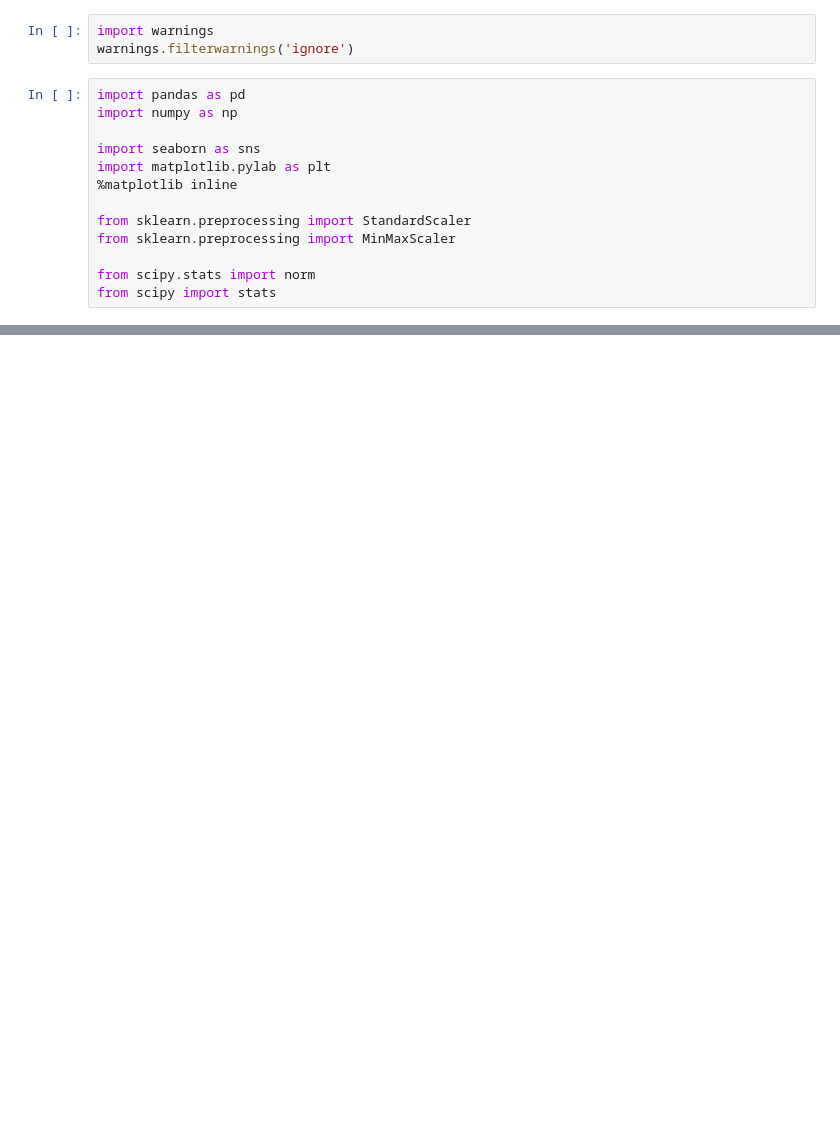
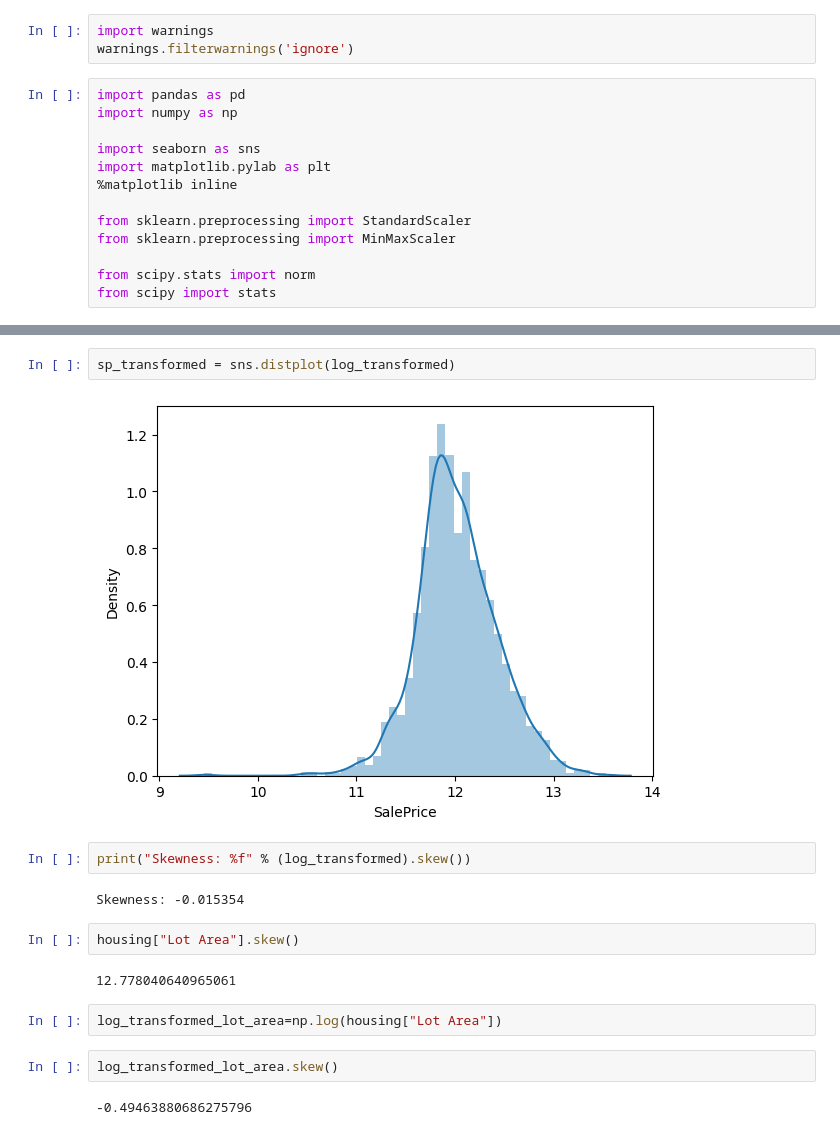
Before and after one commit to jacksonwalters/ibm-ml-cert, a Jupyter notebook: clean_data.ipynb, the cells around one changed output, grey strips where cells are left out. Cells and saved outputs as stored; diff of their text form; blank space fills up the shorter version.

```diff
--- a/clean_data.ipynb
+++ b/clean_data.ipynb
@@ -73,0 +140,18 @@ Content-Length 955671
+# %%
+sp_transformed = sns.distplot(log_transformed)
+# %% [output]
+[figure, added]
+# %%
+print("Skewness: %f" % (log_transformed).skew())
+# %% [output]
+Skewness: -0.015354
+# %%
+housing["Lot Area"].skew()
+# %% [output]
+12.778040640965061
+# %%
+log_transformed_lot_area=np.log(housing["Lot Area"])
+# %%
+log_transformed_lot_area.skew()
+# %% [output]
+-0.49463880686275796
```
Also changed, not shown: parts of 37 cells of this notebook.
